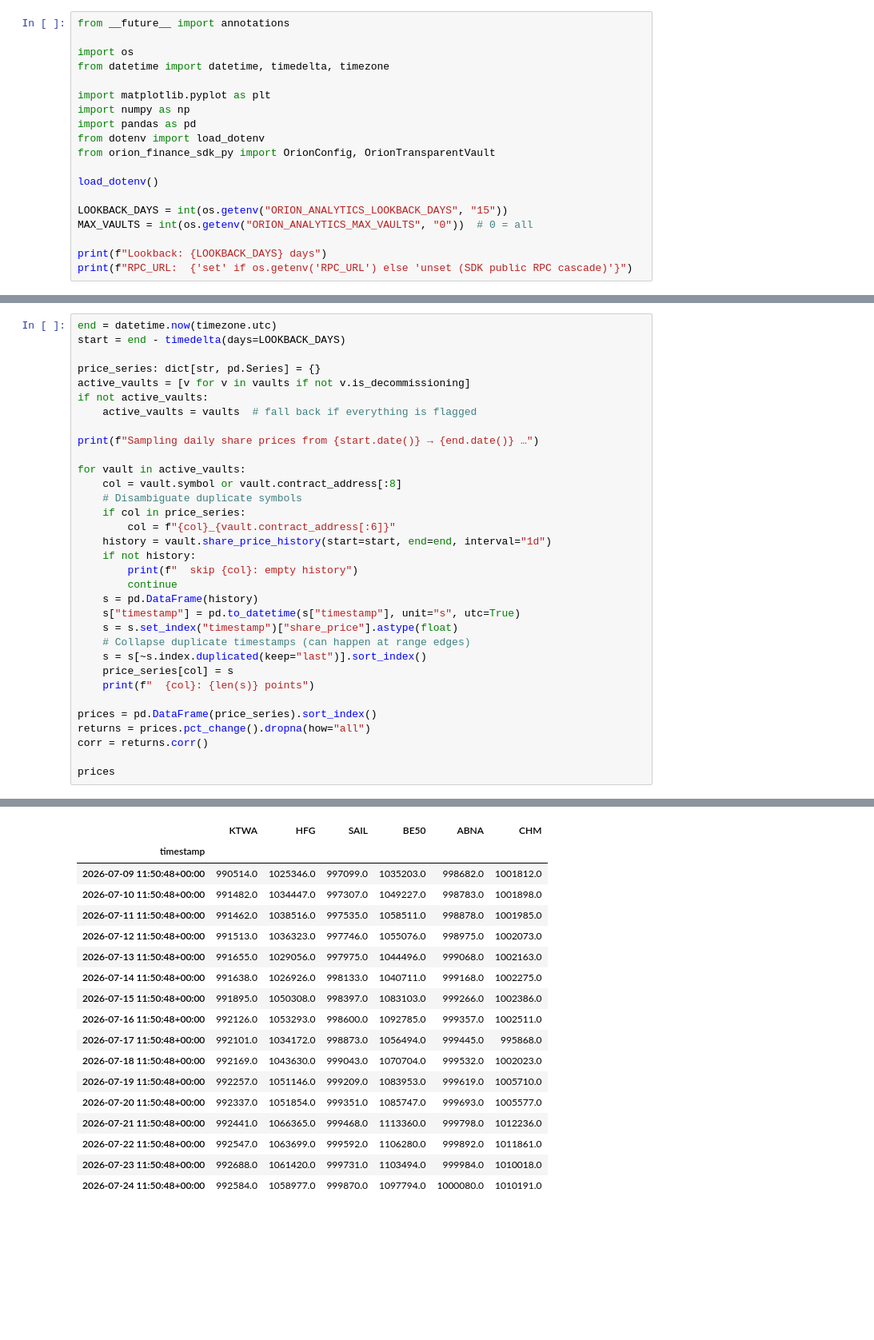
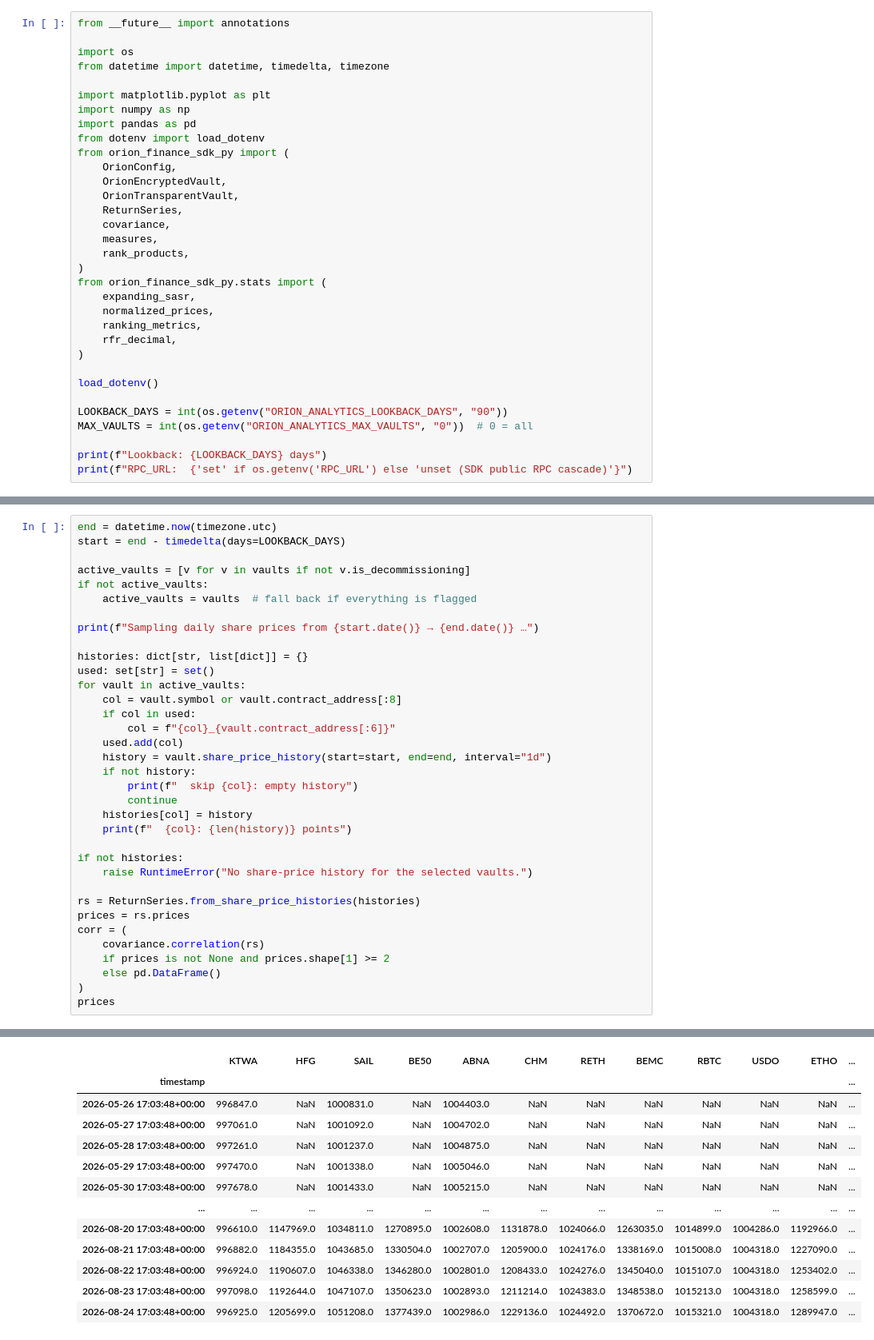
Before and after one commit to OrionFinanceAI/orion-finance-sdk-py, a Jupyter notebook: notebooks/intro_analytics.ipynb, the cells around one changed output, grey strips where cells are left out. Shown at 80% size. Drawn from its saved outputs; the diff is of its cells as text; blank space fills up the shorter version.

```diff
--- a/notebooks/intro_analytics.ipynb
+++ b/notebooks/intro_analytics.ipynb
@@ -31,11 +30,25 @@ import matplotlib.pyplot as plt
 import numpy as np
 import pandas as pd
 from dotenv import load_dotenv
-from orion_finance_sdk_py import OrionConfig, OrionTransparentVault
+from orion_finance_sdk_py import (
+    OrionConfig,
+    OrionEncryptedVault,
+    OrionTransparentVault,
+    ReturnSeries,
+    covariance,
+    measures,
+    rank_products,
+)
+from orion_finance_sdk_py.stats import (
+    expanding_sasr,
+    normalized_prices,
+    ranking_metrics,
+    rfr_decimal,
+)
 
 load_dotenv()
 
-LOOKBACK_DAYS = int(os.getenv("ORION_ANALYTICS_LOOKBACK_DAYS", "15"))
+LOOKBACK_DAYS = int(os.getenv("ORION_ANALYTICS_LOOKBACK_DAYS", "90"))
 MAX_VAULTS = int(os.getenv("ORION_ANALYTICS_MAX_VAULTS", "0"))  # 0 = all
 
 print(f"Lookback: {LOOKBACK_DAYS} days")
@@ -153,33 +169,35 @@ Build a price panel, compute daily returns, and plot a **correlation heatmap**.
 end = datetime.now(timezone.utc)
 start = end - timedelta(days=LOOKBACK_DAYS)
 
-price_series: dict[str, pd.Series] = {}
 active_vaults = [v for v in vaults if not v.is_decommissioning]
 if not active_vaults:
     active_vaults = vaults  # fall back if everything is flagged
 
 print(f"Sampling daily share prices from {start.date()} → {end.date()} …")
 
+histories: dict[str, list[dict]] = {}
+used: set[str] = set()
 for vault in active_vaults:
     col = vault.symbol or vault.contract_address[:8]
-    # Disambiguate duplicate symbols
-    if col in price_series:
+    if col in used:
         col = f"{col}_{vault.contract_address[:6]}"
+    used.add(col)
     history = vault.share_price_history(start=start, end=end, interval="1d")
     if not history:
         print(f"  skip {col}: empty history")
         continue
-    s = pd.DataFrame(history)
-    s["timestamp"] = pd.to_datetime(s["timestamp"], unit="s", utc=True)
-    s = s.set_index("timestamp")["share_price"].astype(float)
-    # Collapse duplicate timestamps (can happen at range edges)
-    s = s[~s.index.duplicated(keep="last")].sort_index()
-    price_series[col] = s
-    print(f"  {col}: {len(s)} points")
+    histories[col] = history
+    print(f"  {col}: {len(history)} points")
 
-prices = pd.DataFrame(price_series).sort_index()
-returns = prices.pct_change().dropna(how="all")
-corr = returns.corr()
+if not histories:
+    raise RuntimeError("No share-price history for the selected vaults.")
 
+rs = ReturnSeries.from_share_price_histories(histories)
+prices = rs.prices
+corr = (
+    covariance.correlation(rs)
+    if prices is not None and prices.shape[1] >= 2
+    else pd.DataFrame()
+)
 prices
 # %% [output]
@@ -193,18 +217,13 @@ Sampling daily share prices from 2026-07-09 → 2026-07-24 …
-|  | KTWA | HFG | SAIL | BE50 | ABNA | CHM |
-| timestamp |  |  |  |  |  |  |
-| 2026-07-09 11:50:48+00:00 | 990514.0 | 1025346.0 | 997099.0 | 1035203.0 | 998682.0 | 1001812.0 |
-| 2026-07-10 11:50:48+00:00 | 991482.0 | 1034447.0 | 997307.0 | 1049227.0 | 998783.0 | 1001898.0 |
-| 2026-07-11 11:50:48+00:00 | 991462.0 | 1038516.0 | 997535.0 | 1058511.0 | 998878.0 | 1001985.0 |
-| 2026-07-12 11:50:48+00:00 | 991513.0 | 1036323.0 | 997746.0 | 1055076.0 | 998975.0 | 1002073.0 |
-| 2026-07-13 11:50:48+00:00 | 991655.0 | 1029056.0 | 997975.0 | 1044496.0 | 999068.0 | 1002163.0 |
-| 2026-07-14 11:50:48+00:00 | 991638.0 | 1026926.0 | 998133.0 | 1040711.0 | 999168.0 | 1002275.0 |
-| 2026-07-15 11:50:48+00:00 | 991895.0 | 1050308.0 | 998397.0 | 1083103.0 | 999266.0 | 1002386.0 |
-| 2026-07-16 11:50:48+00:00 | 992126.0 | 1053293.0 | 998600.0 | 1092785.0 | 999357.0 | 1002511.0 |
-| 2026-07-17 11:50:48+00:00 | 992101.0 | 1034172.0 | 998873.0 | 1056494.0 | 999445.0 | 995868.0 |
-| 2026-07-18 11:50:48+00:00 | 992169.0 | 1043630.0 | 999043.0 | 1070704.0 | 999532.0 | 1002023.0 |
-| 2026-07-19 11:50:48+00:00 | 992257.0 | 1051146.0 | 999209.0 | 1083953.0 | 999619.0 | 1005710.0 |
-| 2026-07-20 11:50:48+00:00 | 992337.0 | 1051854.0 | 999351.0 | 1085747.0 | 999693.0 | 1005577.0 |
-| 2026-07-21 11:50:48+00:00 | 992441.0 | 1066365.0 | 999468.0 | 1113360.0 | 999798.0 | 1012236.0 |
-| 2026-07-22 11:50:48+00:00 | 992547.0 | 1063699.0 | 999592.0 | 1106280.0 | 999892.0 | 1011861.0 |
-| 2026-07-23 11:50:48+00:00 | 992688.0 | 1061420.0 | 999731.0 | 1103494.0 | 999984.0 | 1010018.0 |
-| 2026-07-24 11:50:48+00:00 | 992584.0 | 1058977.0 | 999870.0 | 1097794.0 | 1000080.0 | 1010191.0 |
+|  | KTWA | HFG | SAIL | BE50 | ABNA | CHM | RETH | BEMC | RBTC | USDO | ETHO | ... |
+| timestamp |  |  |  |  |  |  |  |  |  |  |  | ... |
+| 2026-05-26 17:03:48+00:00 | 996847.0 | NaN | 1000831.0 | NaN | 1004403.0 | NaN | NaN | NaN | NaN | NaN | NaN | ... |
+| 2026-05-27 17:03:48+00:00 | 997061.0 | NaN | 1001092.0 | NaN | 1004702.0 | NaN | NaN | NaN | NaN | NaN | NaN | ... |
+| 2026-05-28 17:03:48+00:00 | 997261.0 | NaN | 1001237.0 | NaN | 1004875.0 | NaN | NaN | NaN | NaN | NaN | NaN | ... |
+| 2026-05-29 17:03:48+00:00 | 997470.0 | NaN | 1001338.0 | NaN | 1005046.0 | NaN | NaN | NaN | NaN | NaN | NaN | ... |
+| 2026-05-30 17:03:48+00:00 | 997678.0 | NaN | 1001433.0 | NaN | 1005215.0 | NaN | NaN | NaN | NaN | NaN | NaN | ... |
+| ... | ... | ... | ... | ... | ... | ... | ... | ... | ... | ... | ... | ... |
+| 2026-08-20 17:03:48+00:00 | 996610.0 | 1147969.0 | 1034811.0 | 1270895.0 | 1002608.0 | 1131878.0 | 1024066.0 | 1263035.0 | 1014899.0 | 1004286.0 | 1192966.0 | ... |
+| 2026-08-21 17:03:48+00:00 | 996882.0 | 1184355.0 | 1043685.0 | 1330504.0 | 1002707.0 | 1205900.0 | 1024176.0 | 1338169.0 | 1015008.0 | 1004318.0 | 1227090.0 | ... |
+| 2026-08-22 17:03:48+00:00 | 996924.0 | 1190607.0 | 1046338.0 | 1346280.0 | 1002801.0 | 1208433.0 | 1024276.0 | 1345040.0 | 1015107.0 | 1004318.0 | 1253402.0 | ... |
+| 2026-08-23 17:03:48+00:00 | 997098.0 | 1192644.0 | 1047107.0 | 1350623.0 | 1002893.0 | 1211214.0 | 1024383.0 | 1348538.0 | 1015213.0 | 1004318.0 | 1258599.0 | ... |
+| 2026-08-24 17:03:48+00:00 | 996925.0 | 1205699.0 | 1051208.0 | 1377439.0 | 1002986.0 | 1229136.0 | 1024492.0 | 1370672.0 | 1015321.0 | 1004318.0 | 1289947.0 | ... |
```
Also changed, not shown: parts of 24 cells of this notebook, 22 other files.
